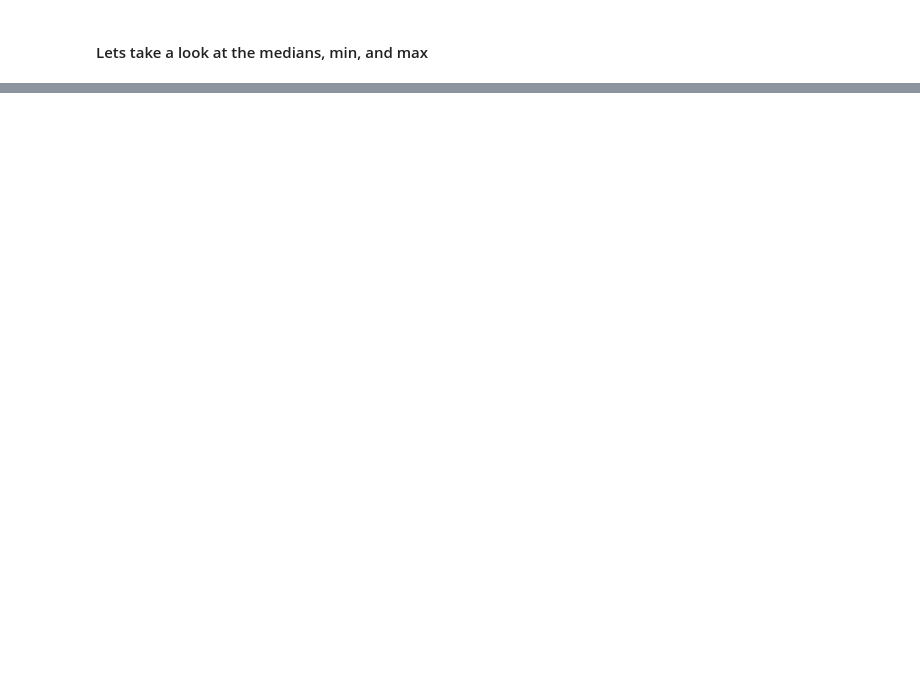
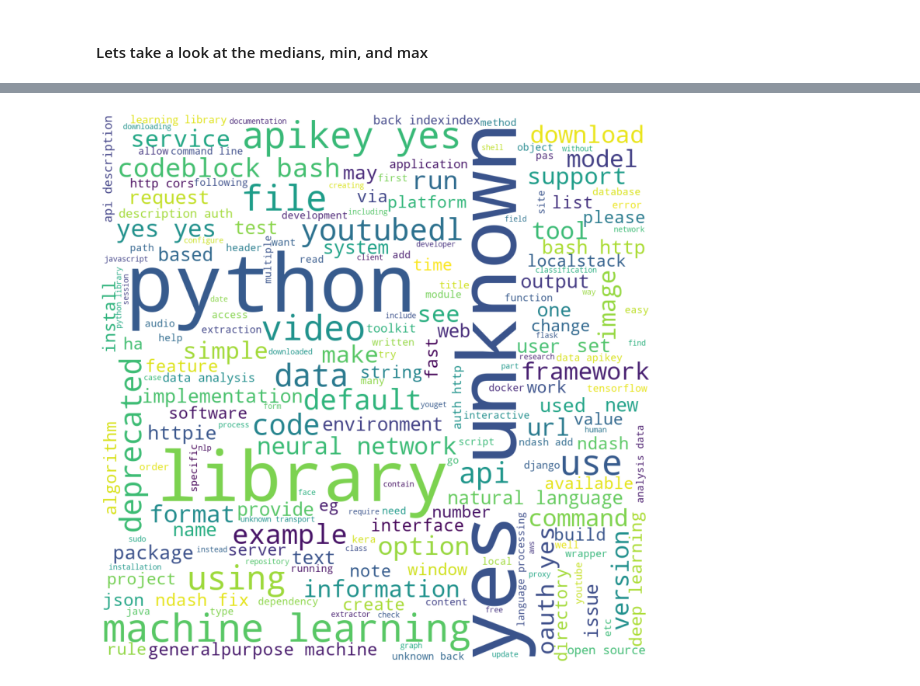
Before and after one commit to nlp-github-project/nlp-github-project, a Jupyter notebook: project_notebook.ipynb, the cells around one changed output, grey strips where cells are left out. Cells and saved outputs as stored; diff of their text form; code cells hidden in the pictures; blank space fills up the shorter version.

```diff
--- a/project_notebook.ipynb
+++ b/project_notebook.ipynb
@@ -244,0 +270,3 @@ explore.scatterplot_for_readmes(df)
+# %%
+#use function to create a list of all words for top languages
+javascript_words, python_words, java_words, cpp_words, other_words, all_words = explore.list_of_words_for_top_languages(df, language="is_top_language", cleaned="clean_lemmatized")
@@ -244,0 +313,5 @@ explore.scatterplot_for_readmes(df)
+# %%
+#Pyhton word cloud
+explore.word_cloud(python_words)
+# %% [output]
+[figure, added]
```
Also changed, not shown: parts of 19 cells of this notebook.
